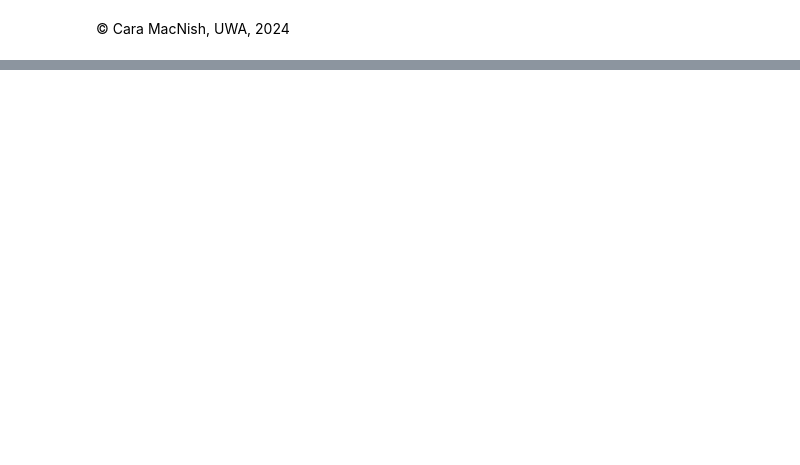
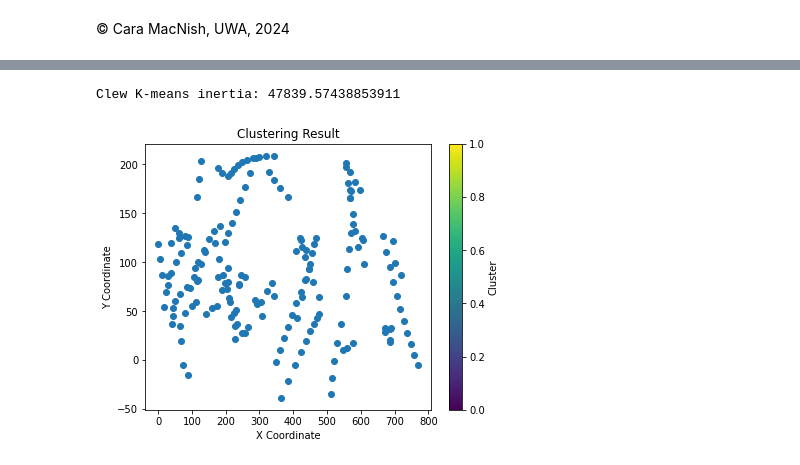
Before and after one commit to Will-H007/Camouflage-Worms, a Jupyter notebook: CamoWorms/CamoWorms.ipynb, the cells around one changed output, grey strips where cells are left out. Saved outputs shown, nothing was run; the diff lists cells and outputs as text; code cells hidden in the pictures; blank space fills up the shorter version.

```diff
--- a/CamoWorms/CamoWorms.ipynb
+++ b/CamoWorms/CamoWorms.ipynb
@@ -177,0 +248,57 @@ drawing.show(save='bezier.png')
+# %%
+import numpy as np
+from sklearn.cluster import KMeans
+
+def calculate_kmeans_inertia(points, num_clusters):
+    # Convert points to NumPy array
+    points_array = np.array(points)
+
+    # Perform k-means clustering
+    kmeans = KMeans(n_clusters=num_clusters)
+    kmeans.fit(points_array)
+
+    # Calculate inertia
+    inertia = kmeans.inertia_
+
+    return inertia
+
+# Assuming `clew` is an object or variable containing a single clew,
+# and each clew has a method `intermediate_points()` to retrieve its points
+
+# Initialize a list to store inertia values for each worm within the clew
+worm_inertia_values = []
+
+# Initialize a list to store intermediate points for all worms within the clew
+all_worm_points = []
+
+# Iterate over all worms in the clew
+for worm in clew:
+    # Get points for the current worm
+    worm_points = worm.intermediate_points()
+
+    # Extend the list of all worm points with the points of the current worm
+    all_worm_points.extend(worm_points)
+
+# Calculate the number of worms (clusters) within the clew
+num_worms = len(clew)
+
+# Calculate k-means inertia for the entire clew (all worms)
+inertia = calculate_kmeans_inertia(all_worm_points, num_worms)
+
+# Print the inertia value for the entire clew
+print(f"Clew K-means inertia: {inertia}")
+# %% [output]
+Clew K-means inertia: 47839.57438853911
+# %%
+import matplotlib.pyplot as plt
+
+# Assuming `labels` contains the cluster assignments for each point
+# Plot the intermediate points of the clew
+plt.scatter([point[0] for point in all_worm_points], [point[1] for point in all_worm_points])
+plt.xlabel('X Coordinate')
+plt.ylabel('Y Coordinate')
+plt.title('Clustering Result')
+plt.colorbar(label='Cluster')
+plt.show()
+# %% [output]
+[figure, added]
```
Also changed, not shown: parts of 14 cells of this notebook, 1 other file.
